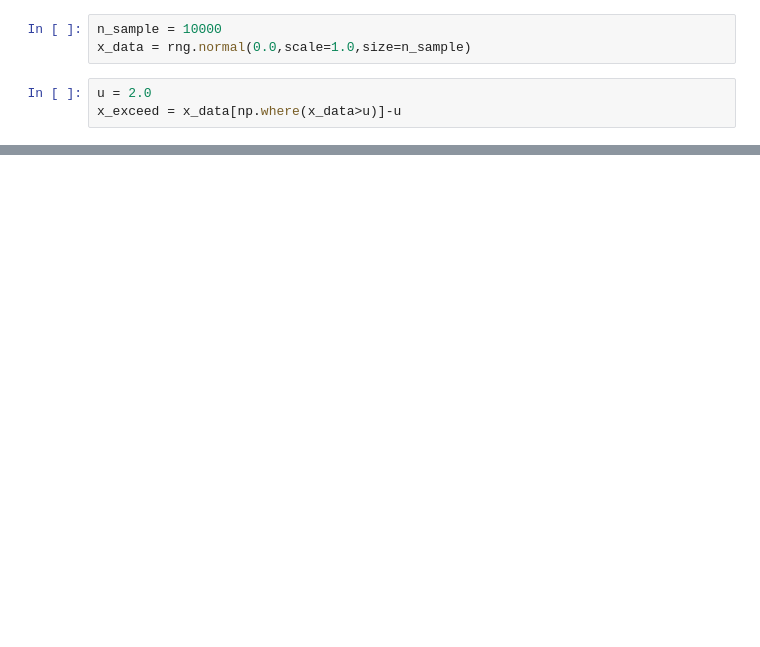
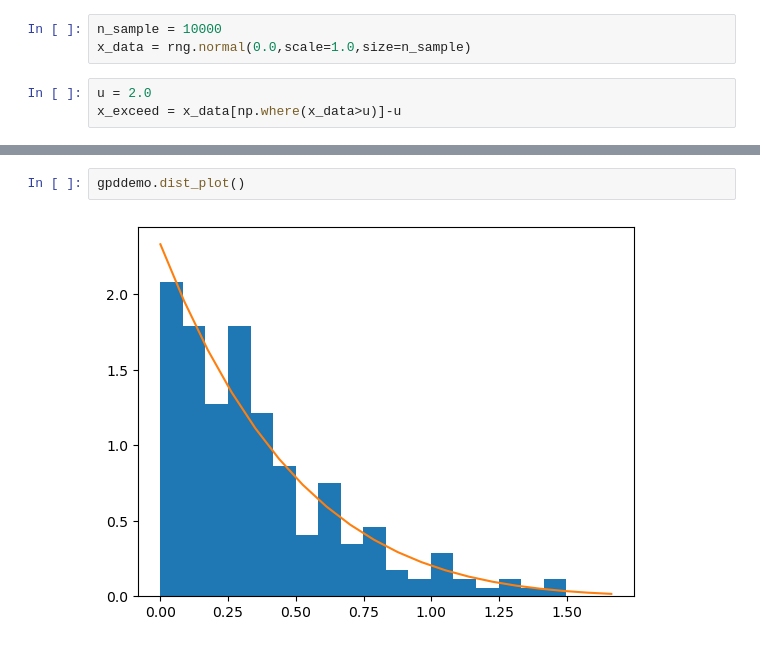
Before and after one commit to jjmossel/extremeweather, a Jupyter notebook: notebooks/demo_gpd.ipynb, the cells around one changed output, grey strips where cells are left out. Drawn from its saved outputs; the diff is of its cells as text; blank space fills up the shorter version.

Commit message:
add dist_plot + typo gdp -> gpd

```diff
--- a/notebooks/demo_gpd.ipynb
+++ b/notebooks/demo_gpd.ipynb
@@ -179,0 +42,4 @@ gpddemo.return_level_plot(include_ci=True)
+# %%
+gpddemo.dist_plot()
+# %% [output]
+[figure, added]
```
Also changed, not shown: parts of 13 cells of this notebook, 1 other file.
